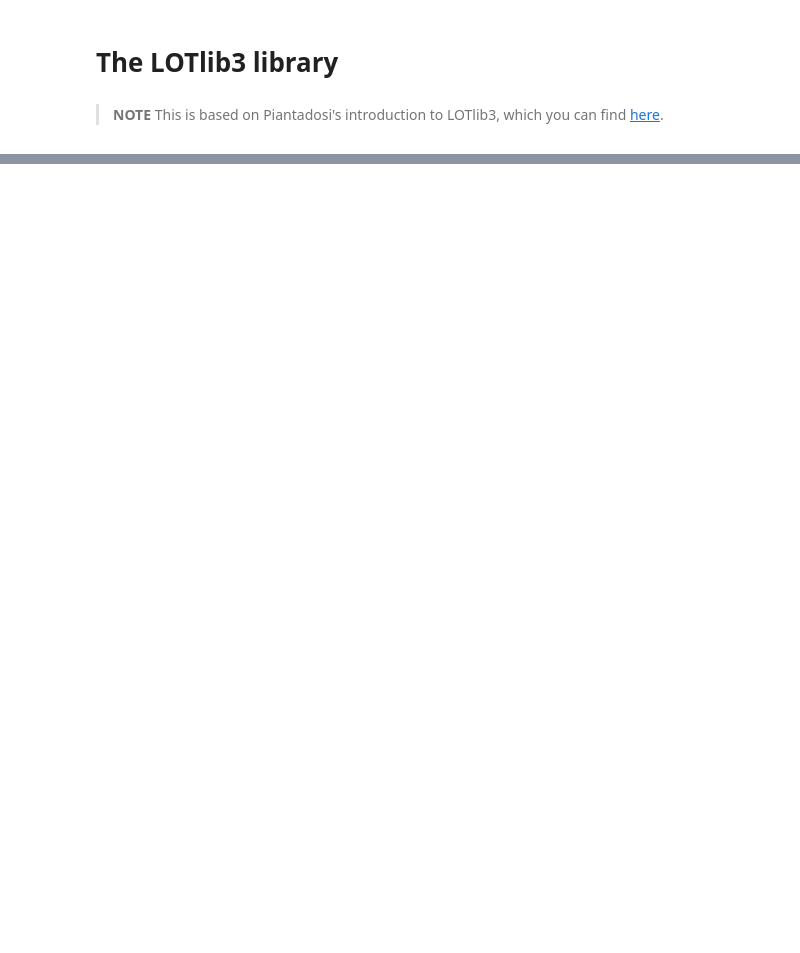
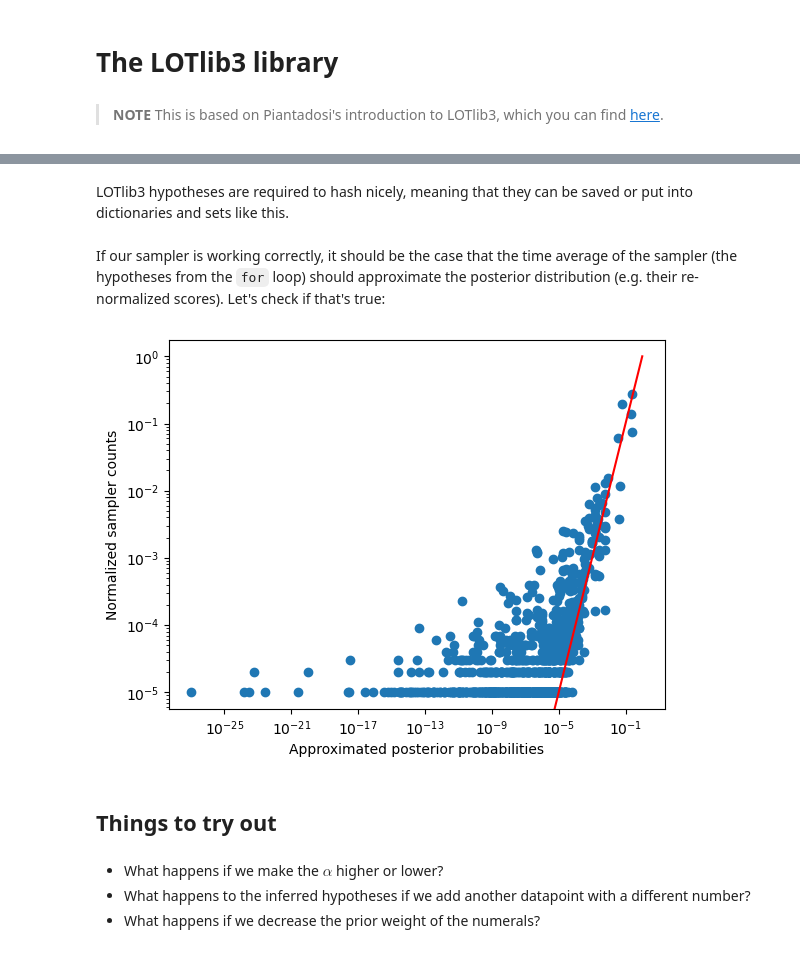
Before and after one commit to thelogicalgrammar/pLoT_course, a Jupyter notebook: _sources/8_lab.ipynb, the cells around one changed output, grey strips where cells are left out. Cells and saved outputs as stored; diff of their text form; code cells hidden in the pictures; blank space fills up the shorter version.

```diff
--- a/_sources/8_lab.ipynb
+++ b/_sources/8_lab.ipynb
@@ -36,0 +310,4 @@ from LOTlib3.Samplers.MetropolisHastings import MetropolisHastingsSampler
+# %%
+# define a "starting hypothesis". This one is essentially copied by
+# all proposers, so the sampler doesn't need to know its type or anything.
+h0 = MyHypothesis()
@@ -36,0 +345,8 @@ from LOTlib3.Samplers.MetropolisHastings import MetropolisHastingsSampler
+# %%
+from collections import Counter
+
+h0 = MyHypothesis()
+
+count = Counter()
+for h in MetropolisHastingsSampler(h0, data, steps=100000):
+    count[h] += 1
@@ -36,0 +355,7 @@ from LOTlib3.Samplers.MetropolisHastings import MetropolisHastingsSampler
+# %%
+for h in sorted(count.keys(), key=lambda x: count[x])[-10:]:
+    print('Count:          ', count[h])
+    print('Posterior:      ', exp(h.posterior_score))
+    print('Hypothesis:     ', h)
+    print('Interpretation: ', h())
+    print()
@@ -36,0 +380,61 @@ from LOTlib3.Samplers.MetropolisHastings import MetropolisHastingsSampler
+# %% [markdown]
+LOTlib3 hypotheses are required to hash nicely, meaning that they can be saved or put into dictionaries and sets like this.
+# %% [markdown]
+If our sampler is working correctly, it should be the case that the time average of the sampler (the hypotheses from the `for` loop) should approximate the posterior distribution (e.g. their re-normalized scores). Let's check if that's true:
+# %%
+# Miscellaneous stores a number of useful functions. Here, we need logsumexp, which will
+# compute the normalizing constant for posterior_scores when they are in log space
+from LOTlib3.Miscellaneous import logsumexp
+# but things that are handy in numpy are not duplicated (usually)
+from numpy import exp
+
+# get a list of all the hypotheses we found.
+# This is necessary because we need a fixed order,
+# which count.keys() does not guarantee
+# unless we make a new variable.
+hypotheses = count.keys()
+
+# first convert posterior_scores to probabilities. To this, we'll use a simple hack of
+# renormalizing the posterior_scores that we found. This is a better estimator of each hypothesis'
+# probability than the counts from the sampler
+z = logsumexp([
+    h.posterior_score
+    for h in hypotheses
+])
+
+posterior_probabilities = [
+    exp(h.posterior_score - z)
+    for h in hypotheses
+]
+
+# and compute the probabilities over the sampler run
+cntz = sum(count.values())
+sampler_counts = [
+    float(count[h])/cntz
+    for h in hypotheses
+]
+
+## and let's just make a simple plot
+import matplotlib.pyplot as pyplot
+fig, ax = pyplot.subplots()
+ax.scatter(posterior_probabilities, sampler_counts)
+ax.plot(
+    [0,1],
+    [0,1],
+    color='red'
+)
+ax.set_yscale('log')
+ax.set_xscale('log')
+
+ax.set_xlabel('Approximated posterior probabilities')
+ax.set_ylabel('Normalized sampler counts')
+
+fig.show()
+# %% [output]
+[figure, added]
+# %% [markdown]
+## Things to try out
+# %% [markdown]
+- What happens if we make the $\alpha$ higher or lower?
+- What happens to the inferred hypotheses if we add another datapoint with a different number?
+- What happens if we decrease the prior weight of the numerals?
```
Also changed, not shown: parts of 56 cells of this notebook, 14 other files.
